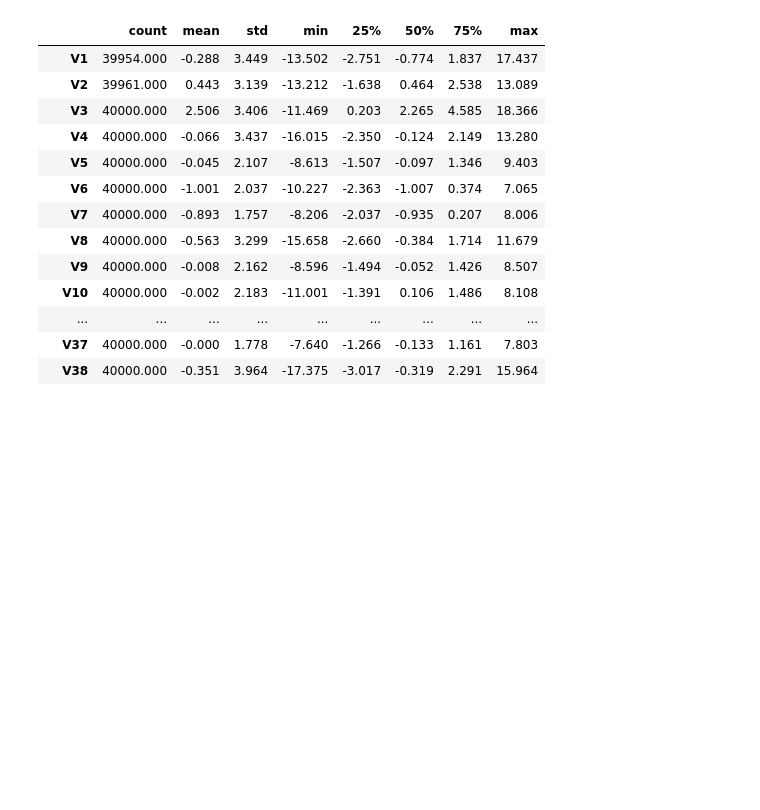
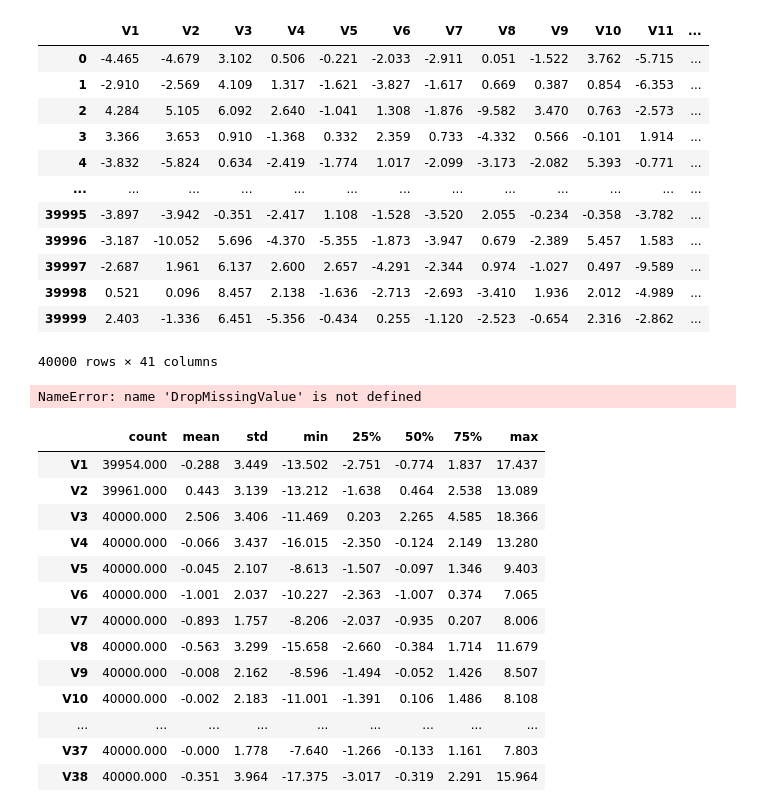
Before and after one commit to HanL1223/cost-minimization_ML, a Jupyter notebook: notebooks/EDA.ipynb, the cells around one changed output. Cells and saved outputs as stored; diff of their text form; code cells hidden in the pictures; blank space fills up the shorter version.

Commit message:
adding missing value handing

```diff
--- a/notebooks/EDA.ipynb
+++ b/notebooks/EDA.ipynb
@@ -77,3 +76,25 @@ df_train = data_ingestor.ingest("Train") #Ingest Training set
+# %%
+df_train = pd.read_csv("data/Training_raw/Train.csv")
+# %%
+df_train
+# %% [output]
+|  | V1 | V2 | V3 | V4 | V5 | V6 | V7 | V8 | V9 | V10 | V11 | ... |
+| 0 | -4.465 | -4.679 | 3.102 | 0.506 | -0.221 | -2.033 | -2.911 | 0.051 | -1.522 | 3.762 | -5.715 | ... |
+| 1 | -2.910 | -2.569 | 4.109 | 1.317 | -1.621 | -3.827 | -1.617 | 0.669 | 0.387 | 0.854 | -6.353 | ... |
+| 2 | 4.284 | 5.105 | 6.092 | 2.640 | -1.041 | 1.308 | -1.876 | -9.582 | 3.470 | 0.763 | -2.573 | ... |
+| 3 | 3.366 | 3.653 | 0.910 | -1.368 | 0.332 | 2.359 | 0.733 | -4.332 | 0.566 | -0.101 | 1.914 | ... |
+| 4 | -3.832 | -5.824 | 0.634 | -2.419 | -1.774 | 1.017 | -2.099 | -3.173 | -2.082 | 5.393 | -0.771 | ... |
+| ... | ... | ... | ... | ... | ... | ... | ... | ... | ... | ... | ... | ... |
+| 39995 | -3.897 | -3.942 | -0.351 | -2.417 | 1.108 | -1.528 | -3.520 | 2.055 | -0.234 | -0.358 | -3.782 | ... |
+| 39996 | -3.187 | -10.052 | 5.696 | -4.370 | -5.355 | -1.873 | -3.947 | 0.679 | -2.389 | 5.457 | 1.583 | ... |
+| 39997 | -2.687 | 1.961 | 6.137 | 2.600 | 2.657 | -4.291 | -2.344 | 0.974 | -1.027 | 0.497 | -9.589 | ... |
+| 39998 | 0.521 | 0.096 | 8.457 | 2.138 | -1.636 | -2.713 | -2.693 | -3.410 | 1.936 | 2.012 | -4.989 | ... |
+| 39999 | 2.403 | -1.336 | 6.451 | -5.356 | -0.434 | 0.255 | -1.120 | -2.523 | -0.654 | 2.316 | -2.862 | ... |
+40000 rows × 41 columns
+# %%
+missing_value_handler = MissingValueHandler(DropMissingValue(axis=0, thresh=2))
+# %% [output]
+NameError: name 'DropMissingValue' is not defined
 # %%
 #Basic inspection - missing value,data type
 #df_train.sample(10)
```
Also changed, not shown: parts of 2 cells of this notebook, 2 other files.
